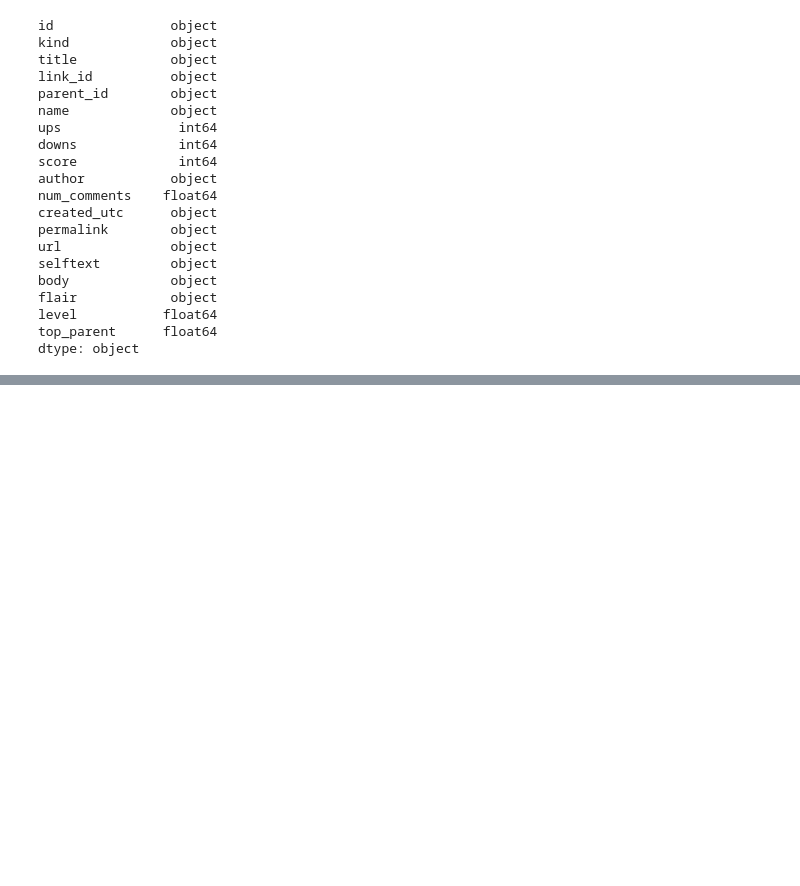
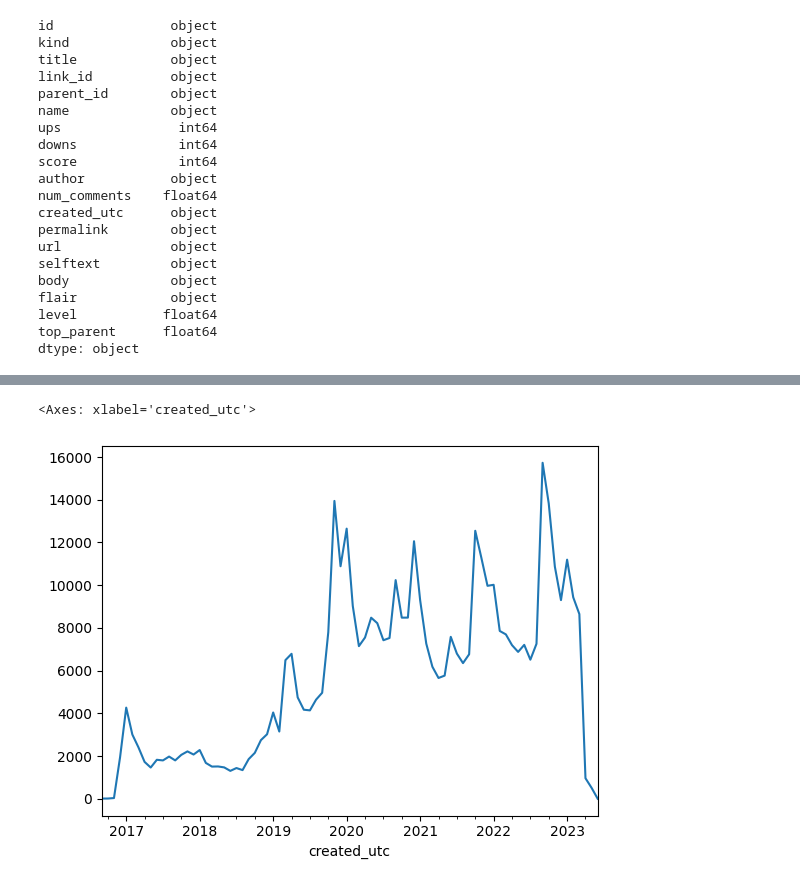
Before and after one commit to christianw/applied-ux, a Jupyter notebook: week05/reddit-example.ipynb, the cells around one changed output, grey strips where cells are left out. Cells and saved outputs as stored; diff of their text form; code cells hidden in the pictures; blank space fills up the shorter version.

```diff
--- a/week05/reddit-example.ipynb
+++ b/week05/reddit-example.ipynb
@@ -31,0 +54,2 @@ dtype: object
+# %%
+df_text = df[(~df["selftext"].isna()) | (~df["body"].isna())].copy()
@@ -31,0 +79,7 @@ dtype: object
+# %%
+df_text["created_utc"] = pd.to_datetime(df_text["created_utc"])
+# %%
+df_text.set_index("created_utc").resample("M").count()["id"].plot()
+# %% [output]
+<Axes: xlabel='created_utc'>
+[figure, added]
```
Also changed, not shown: parts of 8 cells of this notebook.
